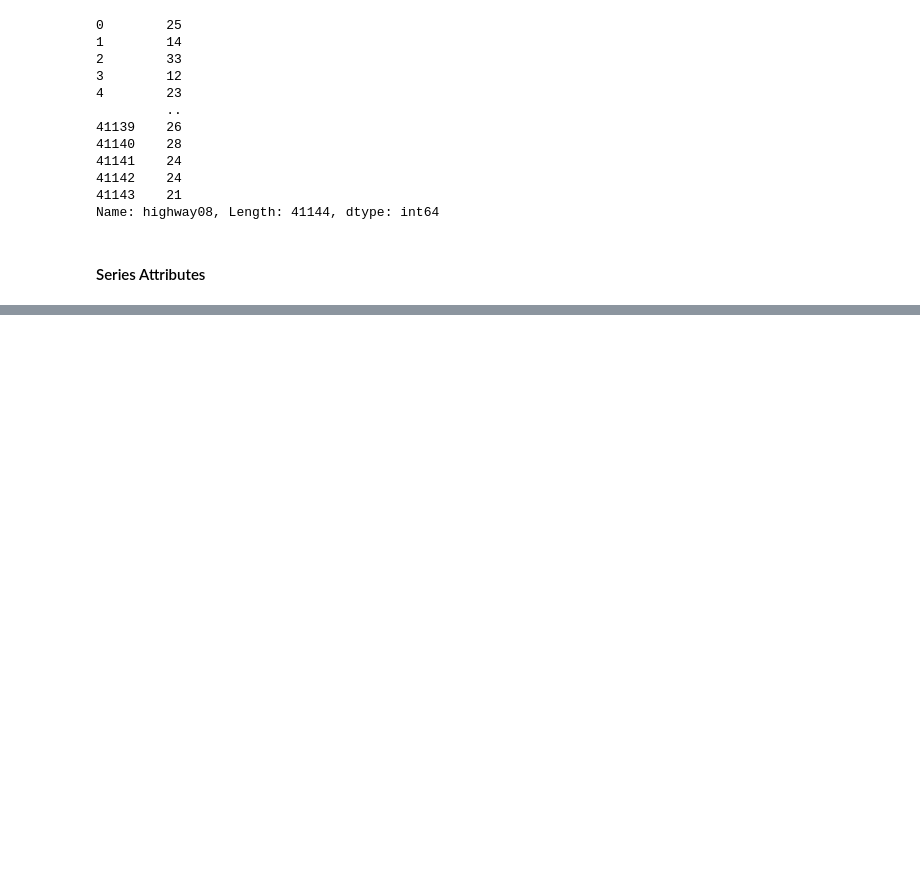
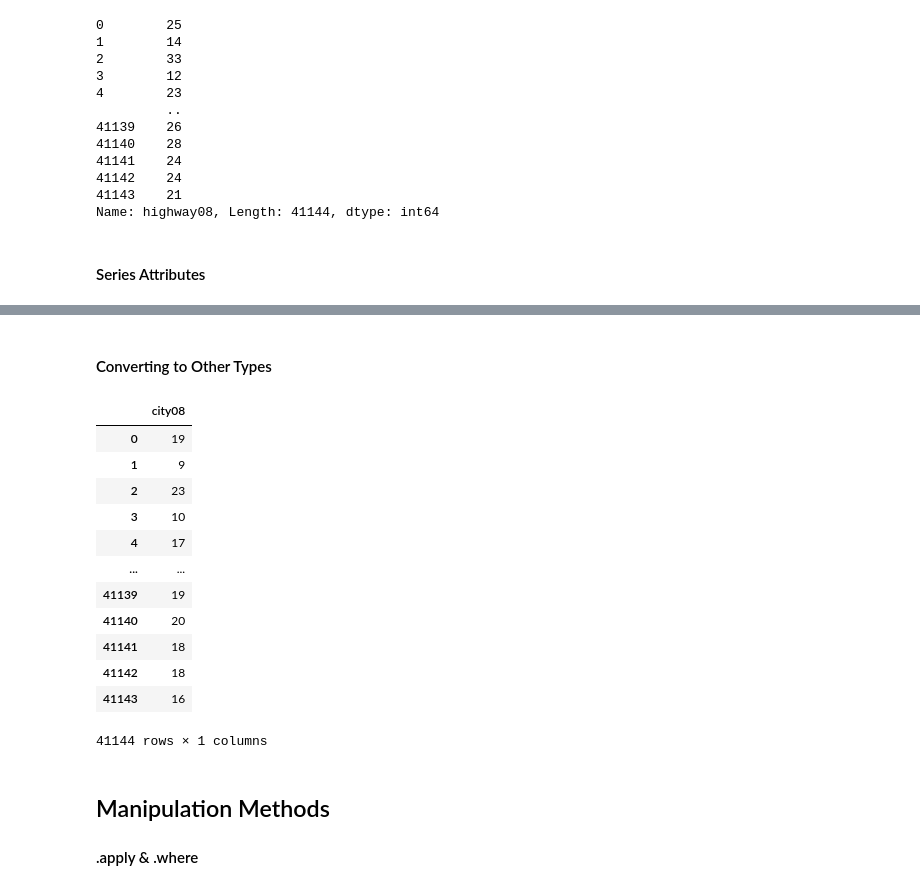
Before and after one commit to joakor89/Effective_Pandas, a Jupyter notebook: series_deep_dive.ipynb, the cells around one changed output, grey strips where cells are left out. Cells and saved outputs as stored; diff of their text form; code cells hidden in the pictures; blank space fills up the shorter version.

Commit message:
Working on manipulation methods

```diff
--- a/series_deep_dive.ipynb
+++ b/series_deep_dive.ipynb
@@ -54,0 +387,22 @@ Name: highway08, Length: 41144, dtype: int64
+# %% [markdown]
+#### Converting to Other Types
+# %%
+city_mpg.to_frame()
+# %% [output]
+|  | city08 |
+| 0 | 19 |
+| 1 | 9 |
+| 2 | 23 |
+| 3 | 10 |
+| 4 | 17 |
+| ... | ... |
+| 41139 | 19 |
+| 41140 | 20 |
+| 41141 | 18 |
+| 41142 | 18 |
+| 41143 | 16 |
+41144 rows × 1 columns
+# %% [markdown]
+## Manipulation Methods
+
+#### .apply & .where
```
Also changed, not shown: parts of 109 cells of this notebook.
